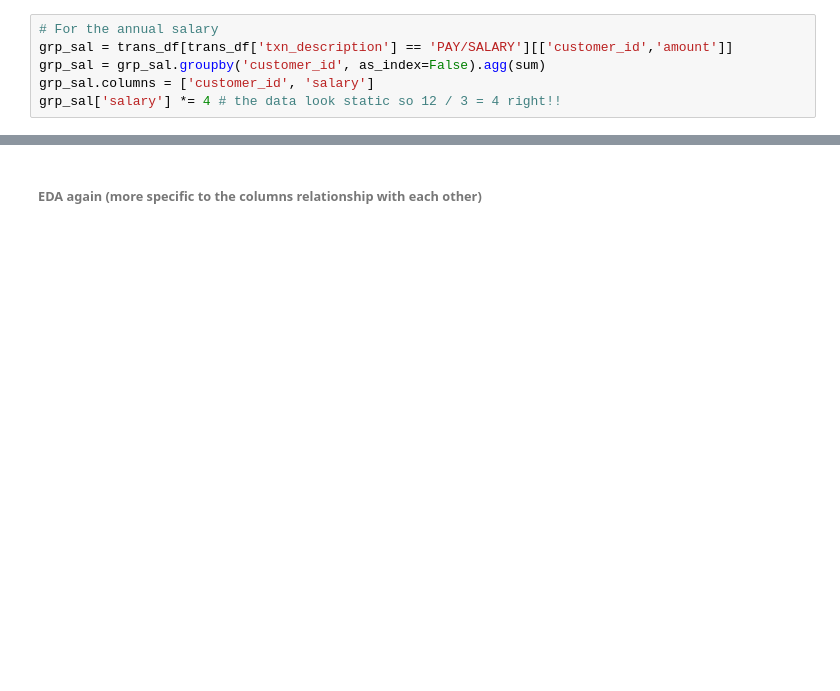
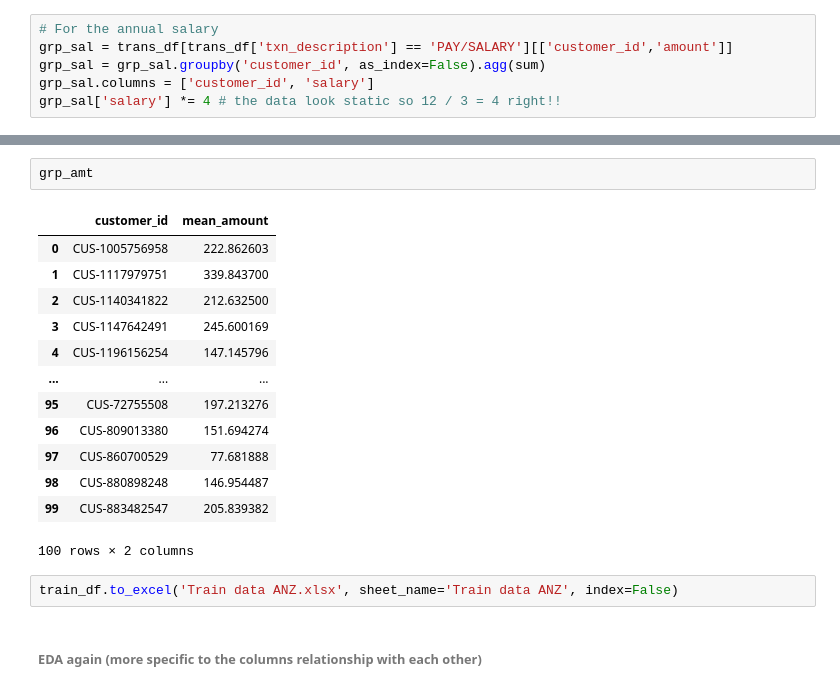
Before and after one commit to Zeeniye/data-anz-virtual-experience-insidesherpa, a Jupyter notebook: data-anz-virtual-internship.ipynb, the cells around one changed output, grey strips where cells are left out. Drawn from its saved outputs; the diff is of its cells as text; blank space fills up the shorter version.

```diff
--- a/data-anz-virtual-internship.ipynb
+++ b/data-anz-virtual-internship.ipynb
@@ -552,2 +561,20 @@ memory usage: 11.7+ KB
+# %%
+grp_amt
+# %% [output]
+|  | customer_id | mean_amount |
+| 0 | CUS-1005756958 | 222.862603 |
+| 1 | CUS-1117979751 | 339.843700 |
+| 2 | CUS-1140341822 | 212.632500 |
+| 3 | CUS-1147642491 | 245.600169 |
+| 4 | CUS-1196156254 | 147.145796 |
+| ... | ... | ... |
+| 95 | CUS-72755508 | 197.213276 |
+| 96 | CUS-809013380 | 151.694274 |
+| 97 | CUS-860700529 | 77.681888 |
+| 98 | CUS-880898248 | 146.954487 |
+| 99 | CUS-883482547 | 205.839382 |
+100 rows × 2 columns
+# %%
+train_df.to_excel('Train data ANZ.xlsx', sheet_name='Train data ANZ', index=False)
 # %% [markdown]
 ###### EDA again (more specific to the columns relationship with each other)
```
Also changed, not shown: parts of 37 cells of this notebook.
